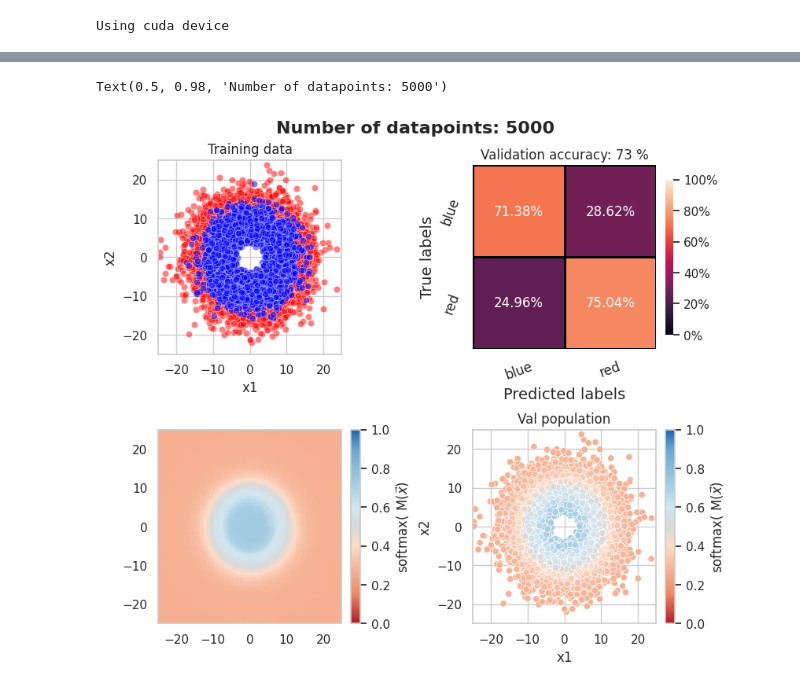
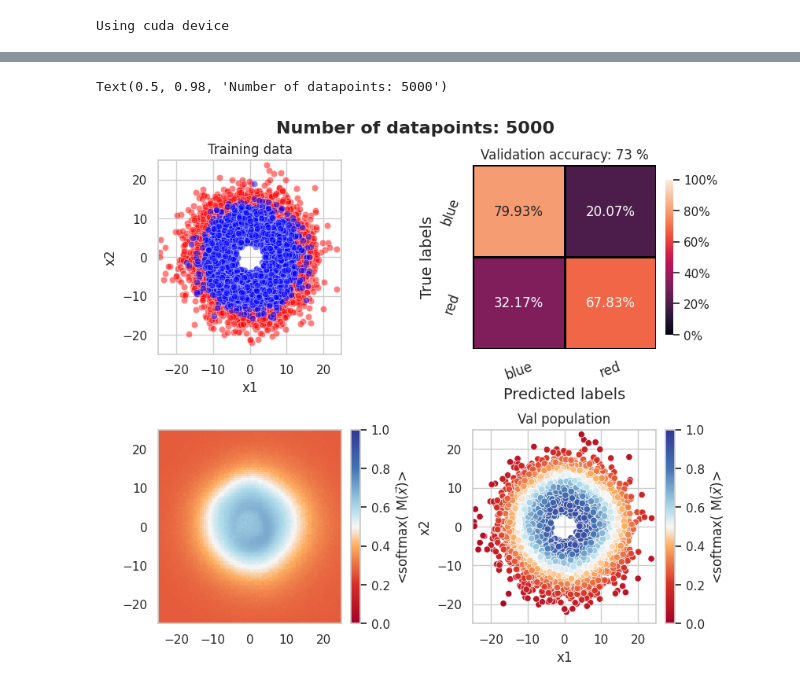
Before and after one commit to choisant/foundational-modeling, a Jupyter notebook: toy_experiment/DNN/MC_dropout.ipynb, the cells around one changed output, grey strips where cells are left out. Saved outputs shown, nothing was run; the diff lists cells and outputs as text; code cells hidden in the pictures.

```diff
--- a/toy_experiment/DNN/MC_dropout.ipynb
+++ b/toy_experiment/DNN/MC_dropout.ipynb
@@ -99,11 +99,11 @@ def predict_grid(model, x1_key, x2_key, device, mcdropout:bool = False, nx:int =
     if mcdropout:
         mean_val, variance_val = mc_predictions(model, gridtest_dataset, 2**8, 100, 2, len(df))
         preds = np.argmax(mean_val, axis=-1).flatten()
-        df["Prediction"] = preds
+        df["Prediction_MC"] = preds
         #Get average softmax score for blue
-        df["Confidence"] = scipy.special.softmax(mean_val, axis=-1)[:,0]
+        df["Confidence_MC"] = scipy.special.softmax(mean_val, axis=-1)[:,0]
         # Error is the same for both scores
-        df["Error"] = np.sqrt(variance_val[:,0])
+        df["Error_MC"] = np.sqrt(variance_val[:,0])
     else:
         truth, logits = predict_classifier(model, gridtest_dataset, 2, 100, device)
         preds = torch.argmax(logits, dim=-1).flatten()
@@ -139,8 +139,8 @@ test_data = cartesian_to_polar_df(test_data, "x1", "x2", "r_x", "a_x")
 
 #Choose
 ntrain = len(train_data)
-x1_key = "r_x"
-x2_key = "a_x"
+x1_key = "x1"
+x2_key = "x2"
 
 train_data = word_to_int(train_data)
 val_data = word_to_int(val_data)
@@ -232,27 +230,28 @@ Text(0.5, 0.98, 'Number of datapoints: 5000')
 # %%
 mean_val, variance_val = mc_predictions(model, val_dataset, 2**8, 200, 2, len(val_dataset))
 preds = np.argmax(mean_val, axis=-1).flatten()
-val_data["Prediction"] = preds
+val_data["Prediction_MC"] = preds
 #Get average softmax score for blue
-val_data["Confidence"] = scipy.special.softmax(mean_val, axis=-1)[:,0]
+val_data["Confidence_MC"] = scipy.special.softmax(mean_val, axis=-1)[:,0]
 # Error is the same for both scores
-val_data["Error"] = np.sqrt(variance_val[:,0])
+val_data["Error_MC"] = np.sqrt(variance_val[:,0])
 # %%
 
 fig, axs = plt.subplots(nrows = 2, ncols = 2, figsize = (8, 7), layout="constrained")
 
 axs[0][0] = plot_data(train_data[0:ntrain], axs[0][0], "Training data")
-axs[0][1] = plot_conf_matrix(val_data, "Truth", "Prediction", ["blue", "red"], axs[0][1])
-grid_df = predict_grid(model, x1_key, x2_key, device, mcdropout=True)
-fig, axs[1][0] = plot_grid(grid_df, fig, axs[1][0])
+axs[0][1] = plot_conf_matrix(val_data, "Truth", "Prediction_MC", ["blue", "red"], axs[0][1])
+grid_df_MC = predict_grid(model, x1_key, x2_key, device, mcdropout=True)
+
+axs[1][0] = plot_grid(grid_df_MC, "Confidence_MC", axs[1][0])
 axs[1][1] = plot_results(val_data, axs[1][1], "Val population")
 
 cmap = red_blue_cmap()
 hue_norm = mpl.colors.Normalize(vmin=0, vmax=1, clip=False)
-fig.colorbar(mpl.cm.ScalarMappable(norm=hue_norm, cmap=cmap), label=r'softmax( M($\vec{x}$)', ax=axs[1][0])
-fig.colorbar(mpl.cm.ScalarMappable(norm=hue_norm, cmap=cmap), label=r'softmax( M($\vec{x}$)', ax=axs[1][1])
+fig.colorbar(mpl.cm.ScalarMappable(norm=hue_norm, cmap=cmap), label=r'<softmax( M($\vec{x}$)>', ax=axs[1][0])
+fig.colorbar(mpl.cm.ScalarMappable(norm=hue_norm, cmap=cmap), label=r'<softmax( M($\vec{x}$)>', ax=axs[1][1])
 
 fig.suptitle(f"Number of datapoints: {ntrain}", size=16, fontweight="bold")
 # %% [output]
 Text(0.5, 0.98, 'Number of datapoints: 5000')
-[figure, old version]
+[figure, new version]
```
Also changed, not shown: parts of 5 cells of this notebook, 48 other files.
